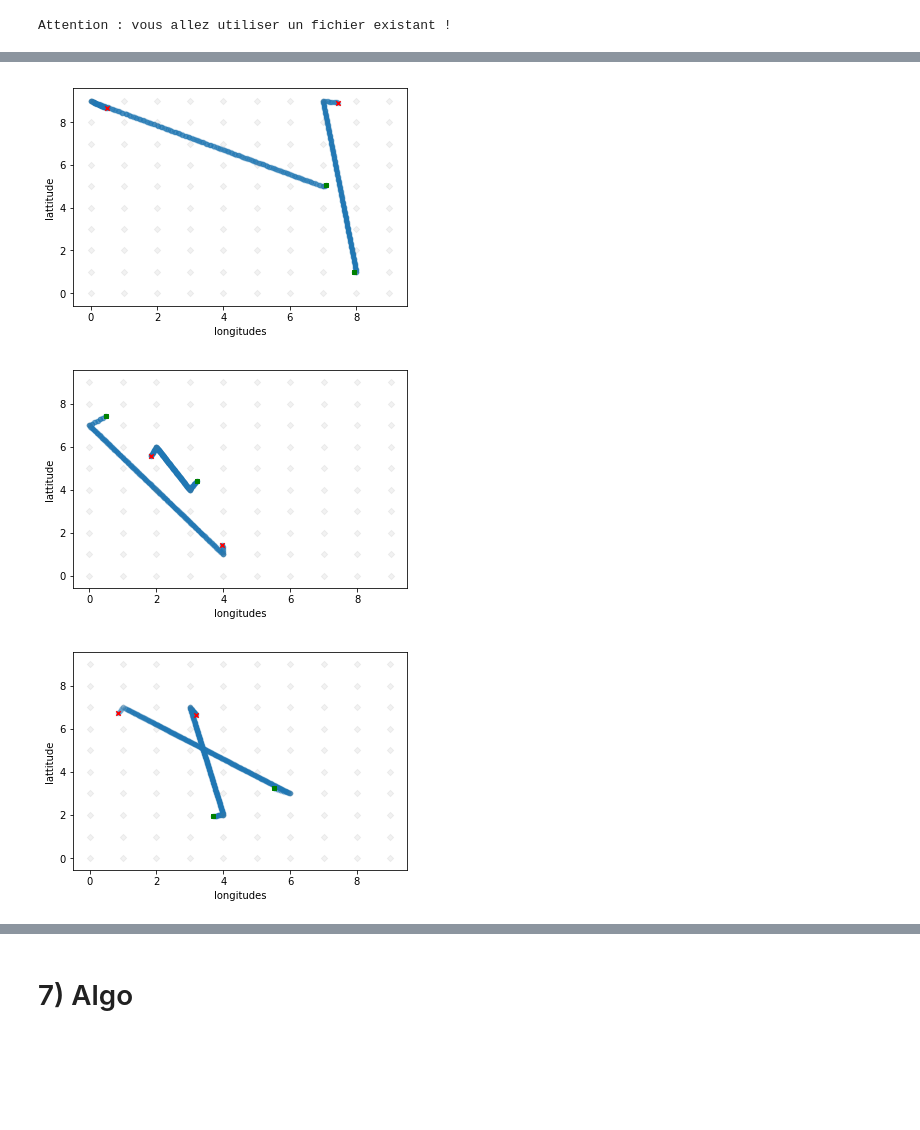
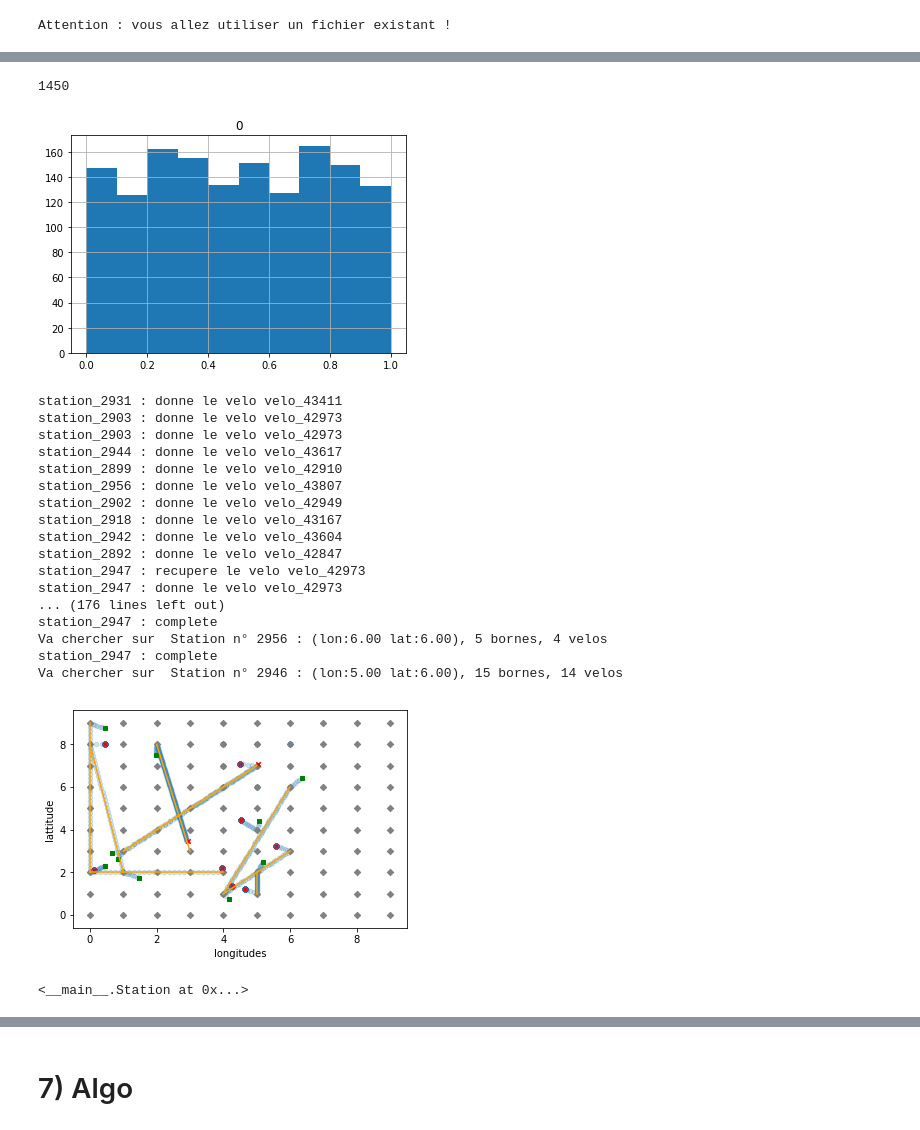
Before and after one commit to romainjouin/formation_python, a Jupyter notebook: 01_velib.ipynb, the cells around one changed output, grey strips where cells are left out. Cells and saved outputs as stored; diff of their text form; code cells hidden in the pictures; blank space fills up the shorter version.

```diff
--- a/01_velib.ipynb
+++ b/01_velib.ipynb
@@ -81,7 +76,7 @@ class Logger():
 
     def write_to_disk(self):
         import codecs
-        with codecs.open(self.path, "w", "utf-8-sig") as f:
+        with codecs.open(self.path, "a", "utf-8-sig") as f:
             f.writelines(self.logs)
         #with open(self.path, "a") as f:
         #    f.writelines(self.logs)
@@ -247,7 +242,7 @@ class Station:
         NB_BORNES_POSSIBLES = [5,10,15,20,30]
         self.position       = position
         self.nb_bornes      = random.choice(NB_BORNES_POSSIBLES)
-        self.velos          = [Velo() for i in range(self.nb_bornes-3)]
+        self.velos          = [Velo() for i in range(self.nb_bornes-1)]
         self.id             = Station.nb_d_instance
     def __str__(self):
         to_print = "Station n° {nom} : {position}, {nb_bornes} bornes, {nb_velos_dispo} velos"
@@ -277,9 +272,13 @@ class Station:
         else:
             self.log("complete")
             return False
-    def prendre_un_velo(self):
+    def prendre_un_velo(self, sauf=[]):
+        ne_pas_prendre    = set(sauf)
+        ici_interdits     = set(self.velos).intersection(ne_pas_prendre)
+        present_possibles = set(self.velos).difference(ne_pas_prendre)
         if self.has_velo():
-            velo = self.velos.pop()
+            velo = present_possibles.pop()
+            self.velo = list(present_possibles.union(ici_interdits))
             self.log("donne le velo %s"%velo.id)
             return velo
         else:
@@ -298,6 +297,8 @@ class Prestataire():
     def __init__(self, largeur=10, hauteur=10):
         self.largeur = largeur
         self.hauteur = hauteur
+        self.lattitude_max = hauteur
+        self.longitude_max = largeur
         self.reseau = []
         for lattitude in range(self.hauteur):
             for longitude in range(self.largeur):
@@ -480,11 +483,15 @@ class Ville:
         cyclistes, stations, homes, workplaces = self.get_drawing_data()
         ax = pd.concat([pd.DataFrame(x.get_parcours())for x in self.cyclistes]).plot.scatter(x=0, y=1, ax=ax, alpha=0.2)
         if not ax:
-            ax = stations.plot.scatter(      x="longitudes", y="lattitude", c="grey"   , marker="D", alpha=0.4)
+            ax = stations.plot.scatter(      x="longitudes", y="lattitude", c="grey"   , marker="D", alpha=1)
         else:
-            stations.plot.scatter(      x="longitudes", y="lattitude", c="grey"   , marker="D", alpha=0.1, ax=ax)
+            stations.plot.scatter(      x="longitudes", y="lattitude", c="grey"   , marker="D", alpha=1, ax=ax)
         homes.plot.scatter(         x="longitudes", y="lattitude", c="green"  , marker="s", ax=ax )
         workplaces.plot.scatter(    x="longitudes", y="lattitude", c="red"    , marker="x", ax=ax )
+        for c in self.cyclistes:
+            longitudes = [c.station_home.position.longitude, c.station_travail.position.longitude]
+            lattitudes = [c.station_home.position.lattitude, c.station_travail.position.lattitude]
+            plt.plot(longitudes, lattitudes, color='orange')
         #cyclistes.plot.scatter(x="longitudes", y="lattitude", c="blue", marker="1"        , ax=ax)
         fig = plt.gcf()
         #fig.suptitle(str(cyclistes))
@@ -635,0 +695,11 @@ Attention : vous allez utiliser un fichier existant !
+# %%
+import pandas as pd
+velo_des_stations  = [velo for station in v.prestataire.reseau for velo in station.velos]
+velo_des_cyclistes = [c.velo for c in v.cyclistes]
+velo_de_la_ville = set(velo_des_stations).union(set(velo_des_cyclistes))
+performances = [v.performance for v in list(velo_de_la_ville)]
+pd.DataFrame(performances).hist()
+len(performances)
+# %% [output]
+1450
+[figure, added]
@@ -636,12 +708,31 @@ Attention : vous allez utiliser un fichier existant !
 # %%
-for i in range(3):
+for i in range(1):
     p = Prestataire(10,10)
-    nb_cyclistes = 2
+    nb_cyclistes = 10
     v = Ville(nb_cyclistes,p)
-    for i in range(500):
+    for i in range(150):
         v.reveil()
     v.draw_parcours()
 # %% [output]
+station_2931 : donne le velo velo_43411
+station_2903 : donne le velo velo_42973
+station_2903 : donne le velo velo_42973
+station_2944 : donne le velo velo_43617
+station_2899 : donne le velo velo_42910
+station_2956 : donne le velo velo_43807
+station_2902 : donne le velo velo_42949
+station_2918 : donne le velo velo_43167
+station_2942 : donne le velo velo_43604
+station_2892 : donne le velo velo_42847
+station_2947 : recupere le velo velo_42973
+station_2947 : donne le velo velo_42973
+... (176 lines left out)
+station_2947 : complete
+Va chercher sur  Station n° 2956 : (lon:6.00 lat:6.00), 5 bornes, 4 velos
+station_2947 : complete
+Va chercher sur  Station n° 2946 : (lon:5.00 lat:6.00), 15 bornes, 14 velos
-[figure, old version]
+[figure, new version]
-[figure, removed]
-[figure, removed]
+# %%
+v.prestataire.get_closest_station(Position(0,0))
+# %% [output]
+<__main__.Station at 0x...>
```
Also changed, not shown: parts of 9 cells of this notebook.
